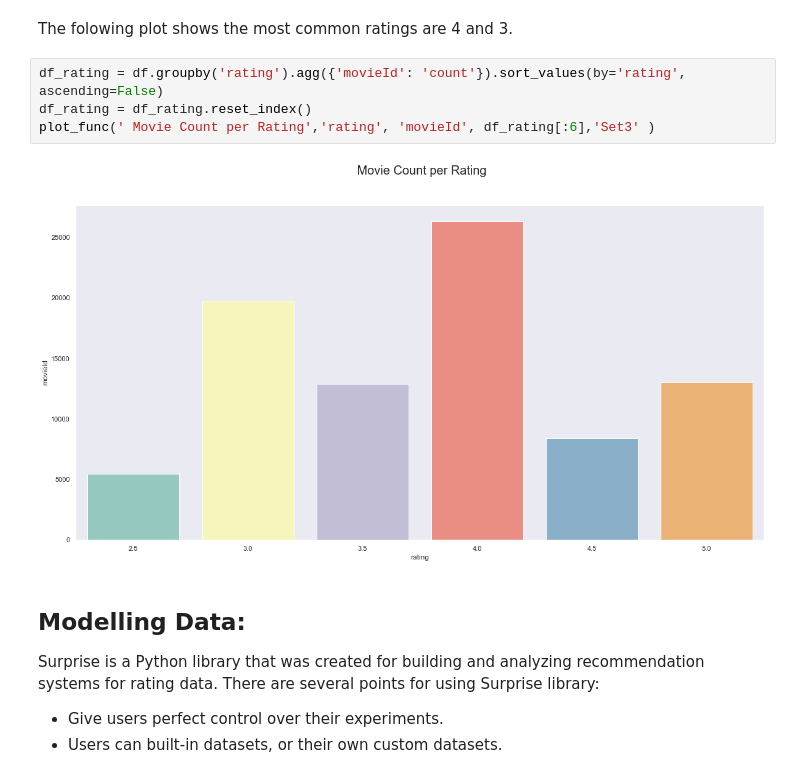
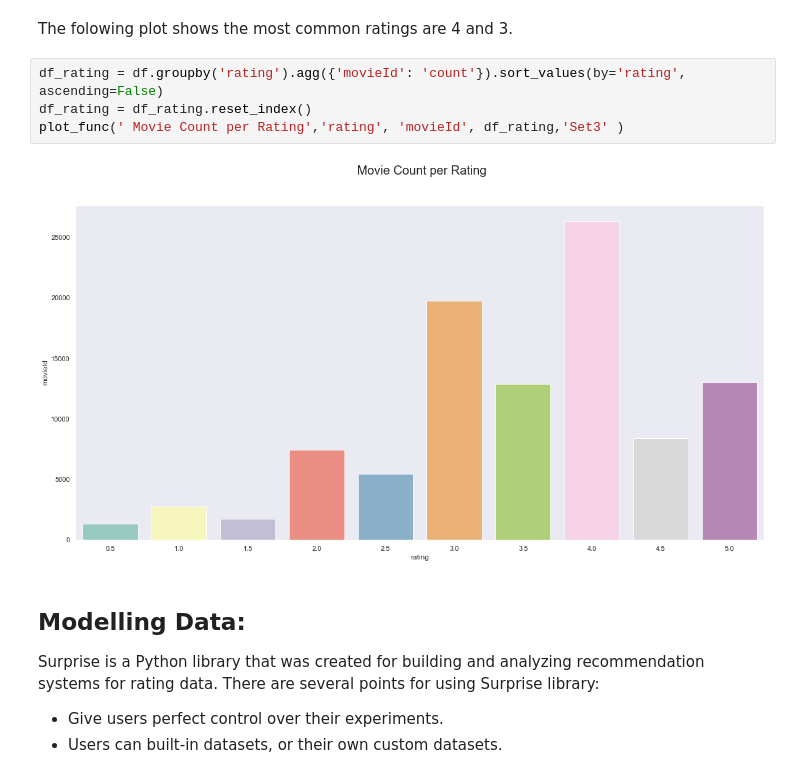
Before and after one commit to Nas86/Movie-Recommendation-system, a Jupyter notebook: RecommendationSystem.ipynb, the cells around one changed output. Saved outputs shown, nothing was run; the diff lists cells and outputs as text.

```diff
--- a/RecommendationSystem.ipynb
+++ b/RecommendationSystem.ipynb
@@ -470,9 +473,9 @@ The folowing plot shows the most common ratings are 4 and 3.
 # %%
 df_rating = df.groupby('rating').agg({'movieId': 'count'}).sort_values(by='rating', ascending=False)
 df_rating = df_rating.reset_index()
-plot_func(' Movie Count per Rating','rating', 'movieId', df_rating[:6],'Set3' )
+plot_func(' Movie Count per Rating','rating', 'movieId', df_rating,'Set3' )
 # %% [output]
-[figure, old version]
+[figure, new version]
 # %% [markdown]
 ## Modelling Data:<a class="anchor" id="model"></a>
 Surprise is a Python library that was created for building and analyzing recommendation systems for rating data. There are several points for using Surprise library:
```
Also changed, not shown: parts of 29 cells of this notebook.
